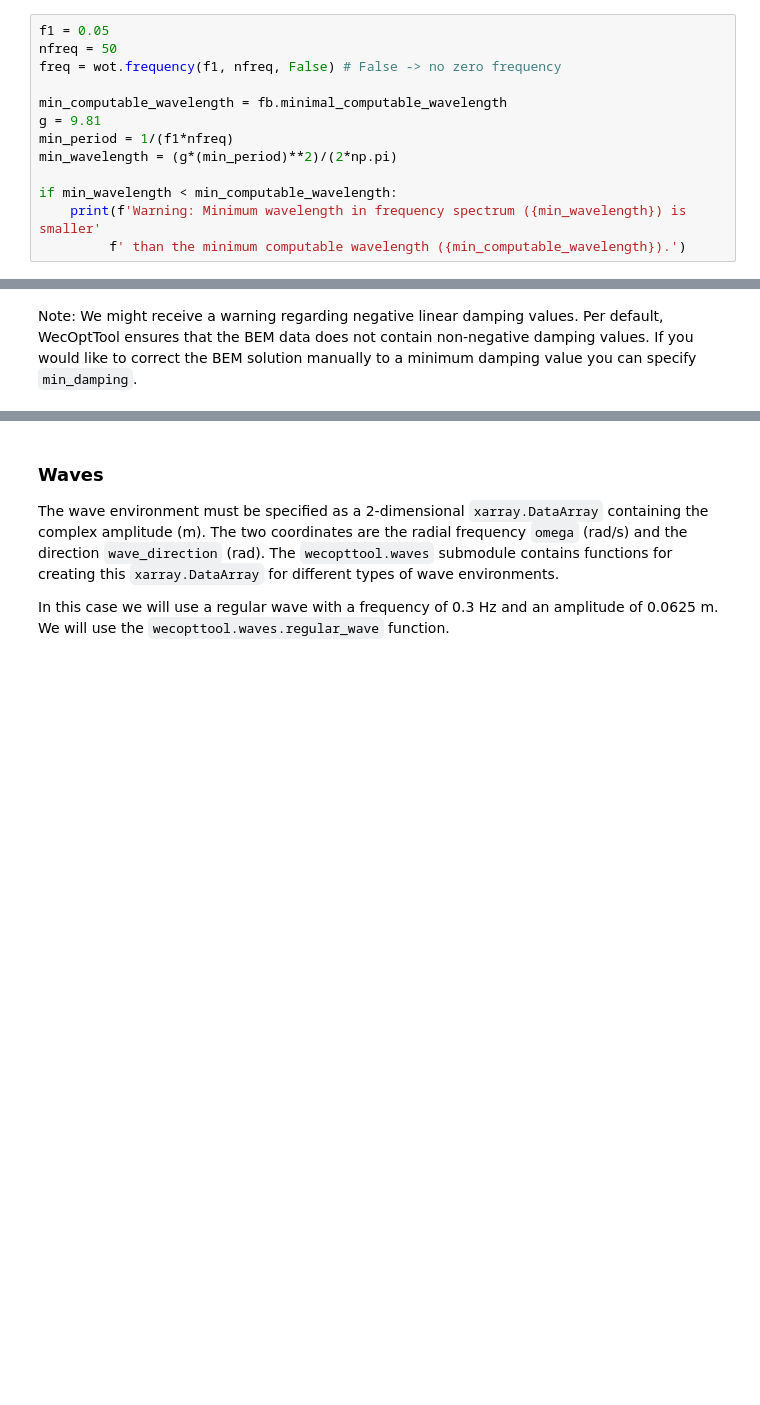
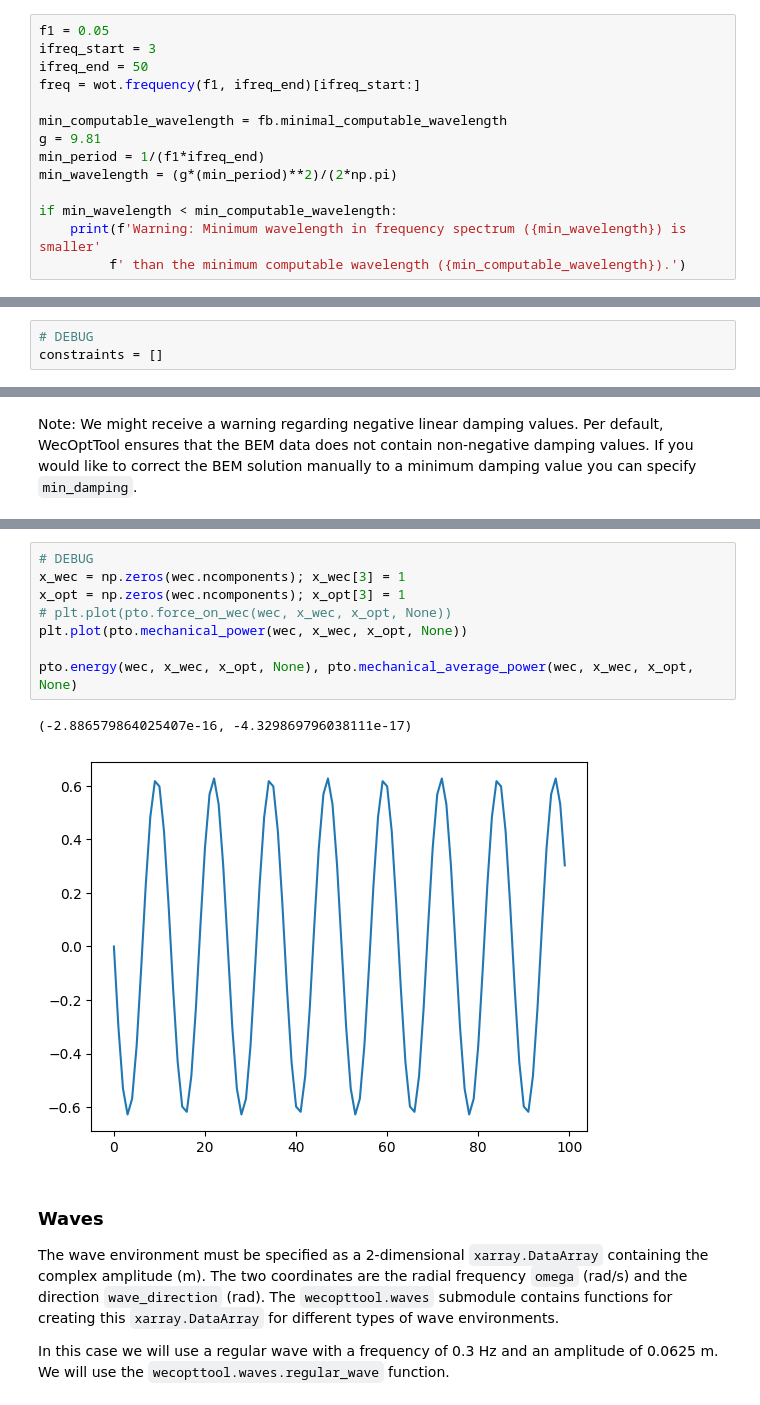
Before and after one commit to sandialabs/WecOptTool, a Jupyter notebook: examples/tutorial_1_WaveBot.ipynb, the cells around one changed output, grey strips where cells are left out. Cells and saved outputs as stored; diff of their text form; blank space fills up the shorter version.

```diff
--- a/examples/tutorial_1_WaveBot.ipynb
+++ b/examples/tutorial_1_WaveBot.ipynb
@@ -79,12 +82,13 @@ We will analyze 50 frequencies with a spacing of 0.05 Hz. These frequencies will
 The `fb.minimal_computable_wavelength` parameter checks the mesh to determine the minimum wavelength that can be reliably computed using Capytaine. This warning is ignored here because the BEM results have been validated, but can be used as a guide for mesh refinement to ensure accurate BEM results.
 # %%
 f1 = 0.05
-nfreq = 50
-freq = wot.frequency(f1, nfreq, False) # False -> no zero frequency
+ifreq_start = 3
+ifreq_end = 50
+freq = wot.frequency(f1, ifreq_end)[ifreq_start:]
 
 min_computable_wavelength = fb.minimal_computable_wavelength
 g = 9.81
-min_period = 1/(f1*nfreq)
+min_period = 1/(f1*ifreq_end)
 min_wavelength = (g*(min_period)**2)/(2*np.pi)
 
 if min_wavelength < min_computable_wavelength:
@@ -135,3 +159,6 @@ constraints = [ineq_cons]
+# %%
+# DEBUG
+constraints = []
 # %% [markdown]
 #### `WEC` creation
 We are now ready to create the `WEC` object itself! Since we ran our BEM already, we can define the object using the `wecopttool.WEC.from_bem` function. If we saved our BEM data to a NetCDF file, we can also provide the path to that file instead of specifying the BEM `Dataset` directly.
@@ -147,3 +184,14 @@ Note: We might receive a warning regarding negative linear damping values. Per d
+# %%
+# DEBUG
+x_wec = np.zeros(wec.ncomponents); x_wec[3] = 1
+x_opt = np.zeros(wec.ncomponents); x_opt[3] = 1
+# plt.plot(pto.force_on_wec(wec, x_wec, x_opt, None))
+plt.plot(pto.mechanical_power(wec, x_wec, x_opt, None))
+
+pto.energy(wec, x_wec, x_opt, None), pto.mechanical_average_power(wec, x_wec, x_opt, None)
+# %% [output]
+(-2.886579864025407e-16, -4.329869796038111e-17)
+[figure, added]
 # %% [markdown]
 ### Waves
 The wave environment must be specified as a 2-dimensional `xarray.DataArray` containing the complex amplitude (m).
```
Also changed, not shown: parts of 20 cells of this notebook, 3 other files.
